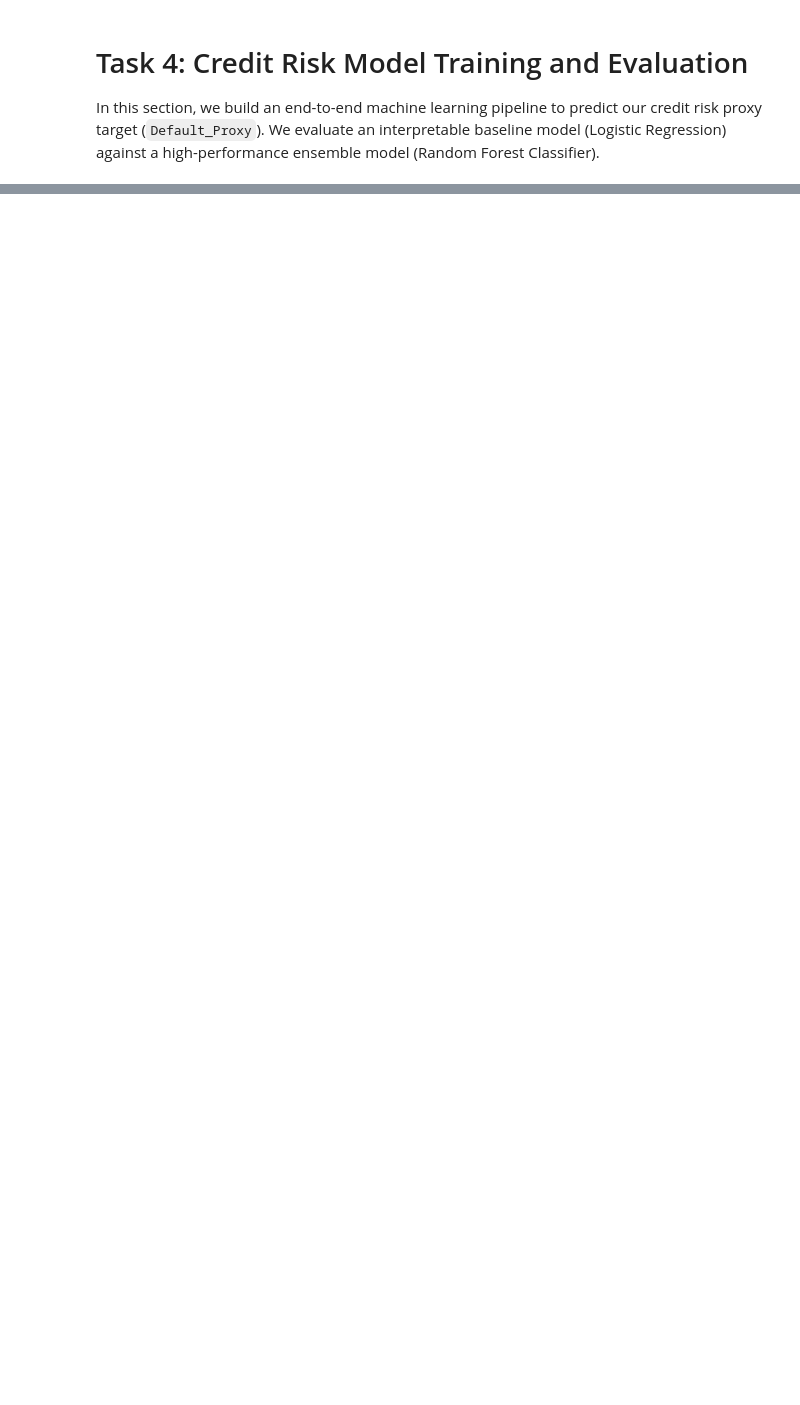
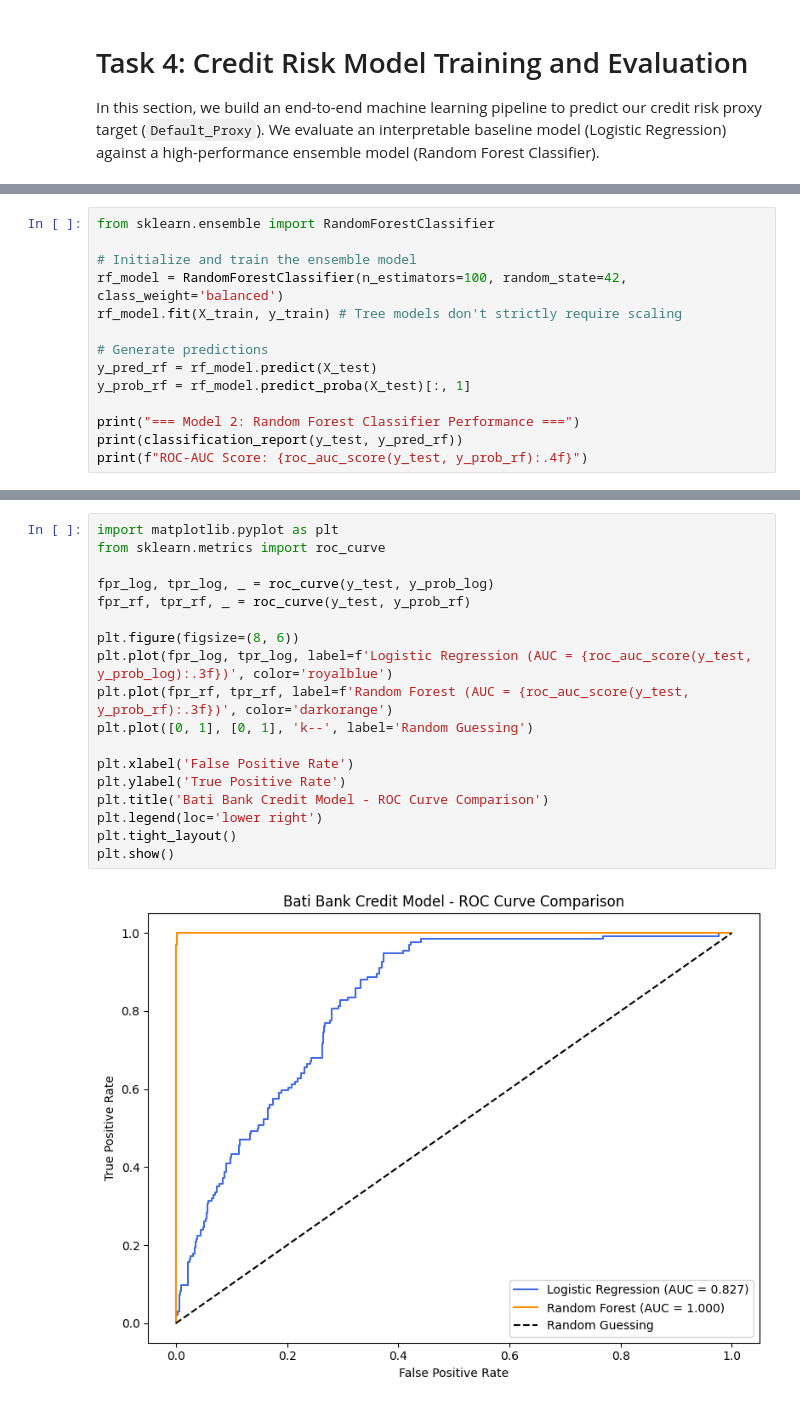
Before and after one commit to Guyatu1627/credit-risk-model, a Jupyter notebook: notebooks/model_training.ipynb, the cells around one changed output, grey strips where cells are left out. Saved outputs shown, nothing was run; the diff lists cells and outputs as text; blank space fills up the shorter version.

Commit message:
feat: implement credit modeling pipeline and document task 4 performance results

```diff
--- a/notebooks/model_training.ipynb
+++ b/notebooks/model_training.ipynb
@@ -55,0 +84,14 @@ FileNotFoundError: Could not find 'customer_features.csv'. Please ensure you ran
+# %%
+from sklearn.ensemble import RandomForestClassifier
+
+# Initialize and train the ensemble model
+rf_model = RandomForestClassifier(n_estimators=100, random_state=42, class_weight='balanced')
+rf_model.fit(X_train, y_train) # Tree models don't strictly require scaling
+
+# Generate predictions
+y_pred_rf = rf_model.predict(X_test)
+y_prob_rf = rf_model.predict_proba(X_test)[:, 1]
+
+print("=== Model 2: Random Forest Classifier Performance ===")
+print(classification_report(y_test, y_pred_rf))
+print(f"ROC-AUC Score: {roc_auc_score(y_test, y_prob_rf):.4f}")
@@ -55,0 +110,20 @@ FileNotFoundError: Could not find 'customer_features.csv'. Please ensure you ran
+# %%
+import matplotlib.pyplot as plt
+from sklearn.metrics import roc_curve
+
+fpr_log, tpr_log, _ = roc_curve(y_test, y_prob_log)
+fpr_rf, tpr_rf, _ = roc_curve(y_test, y_prob_rf)
+
+plt.figure(figsize=(8, 6))
+plt.plot(fpr_log, tpr_log, label=f'Logistic Regression (AUC = {roc_auc_score(y_test, y_prob_log):.3f})', color='royalblue')
+plt.plot(fpr_rf, tpr_rf, label=f'Random Forest (AUC = {roc_auc_score(y_test, y_prob_rf):.3f})', color='darkorange')
+plt.plot([0, 1], [0, 1], 'k--', label='Random Guessing')
+
+plt.xlabel('False Positive Rate')
+plt.ylabel('True Positive Rate')
+plt.title('Bati Bank Credit Model - ROC Curve Comparison')
+plt.legend(loc='lower right')
+plt.tight_layout()
+plt.show()
+# %% [output]
+[figure, added]
```
Also changed, not shown: parts of 3 cells of this notebook, 1 other file.
